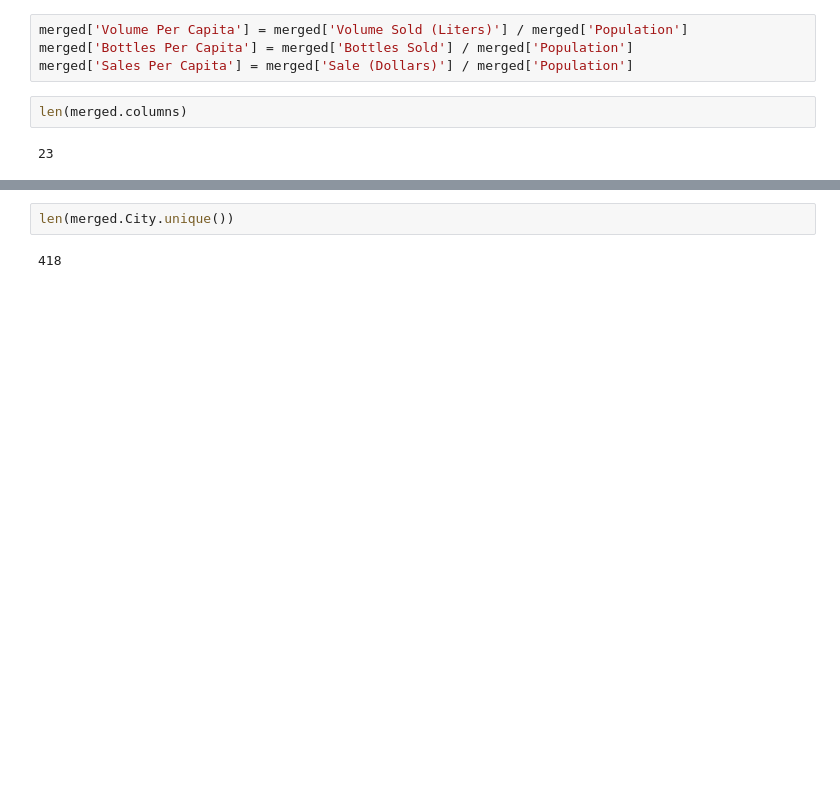
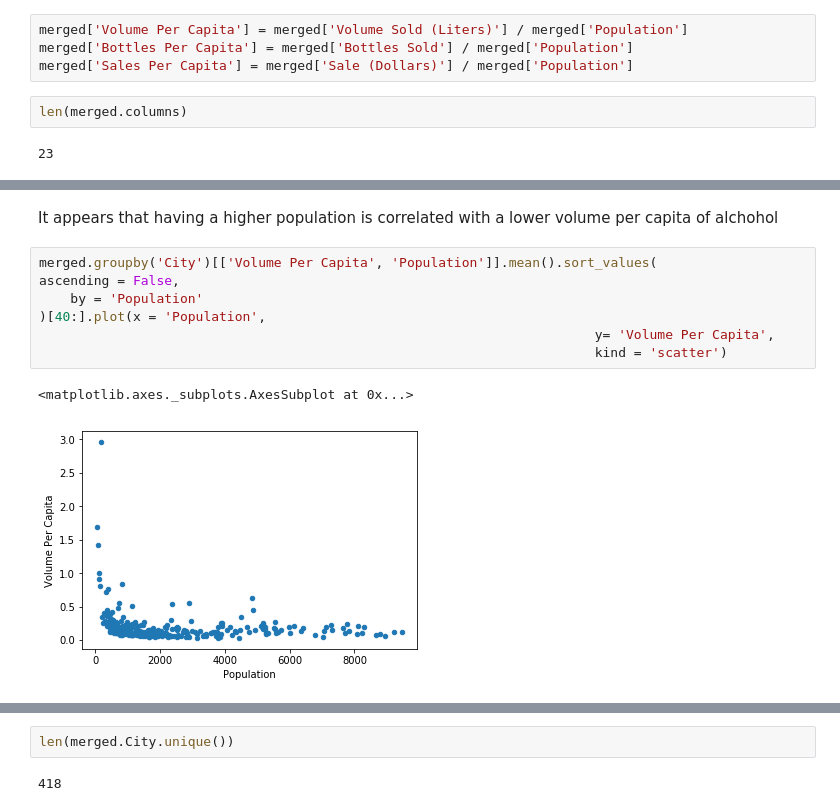
Before and after one commit to likhitanarayana/Iowa-Liquor-Sales, a Jupyter notebook: FeatureEngineering.ipynb, the cells around one changed output, grey strips where cells are left out. Saved outputs shown, nothing was run; the diff lists cells and outputs as text; blank space fills up the shorter version.

```diff
--- a/FeatureEngineering.ipynb
+++ b/FeatureEngineering.ipynb
@@ -84,0 +135,12 @@ merged.head()
+# %% [markdown]
+It appears that having a higher population is correlated with a lower volume per capita of alchohol
+# %%
+merged.groupby('City')[['Volume Per Capita', 'Population']].mean().sort_values(
+ascending = False,
+    by = 'Population'
+)[40:].plot(x = 'Population',
+                                                                       y= 'Volume Per Capita',
+                                                                       kind = 'scatter')
+# %% [output]
+<matplotlib.axes._subplots.AxesSubplot at 0x...>
+[figure, added]
```
Also changed, not shown: parts of 16 cells of this notebook.
